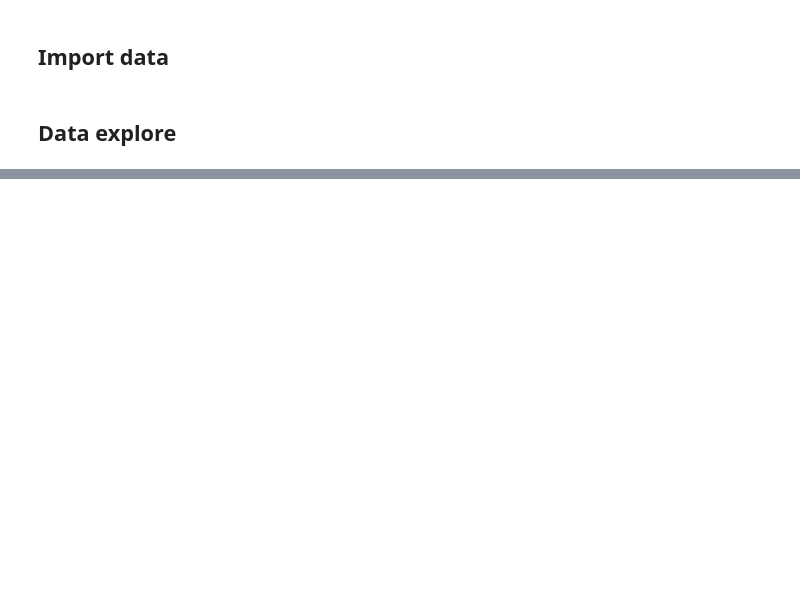
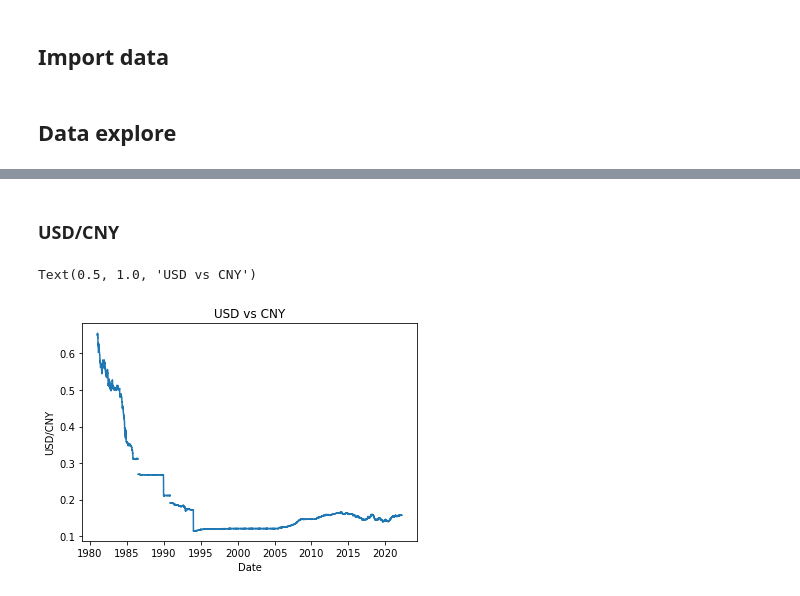
Before and after one commit to veryveryspooky/foreign_exchange_prediction, a Jupyter notebook: main.ipynb, the cells around one changed output, grey strips where cells are left out. Cells and saved outputs as stored; diff of their text form; code cells hidden in the pictures; blank space fills up the shorter version.

```diff
--- a/main.ipynb
+++ b/main.ipynb
@@ -30,0 +63,10 @@ Text(0, 0.5, 'JPY_USD')
+# %% [markdown]
+### USD/CNY
+# %%
+plt.plot(usd_cny['Date'], usd_cny['value'])
+plt.xlabel('Date')
+plt.ylabel('USD/CNY')
+plt.title('USD vs CNY')
+# %% [output]
+Text(0.5, 1.0, 'USD vs CNY')
+[figure, added]
```
Also changed, not shown: parts of 8 cells of this notebook.
